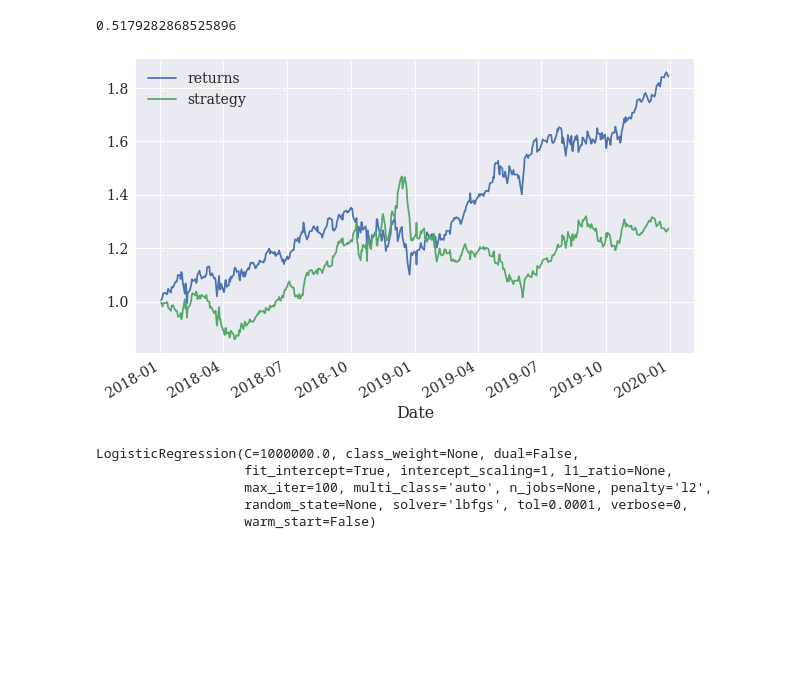
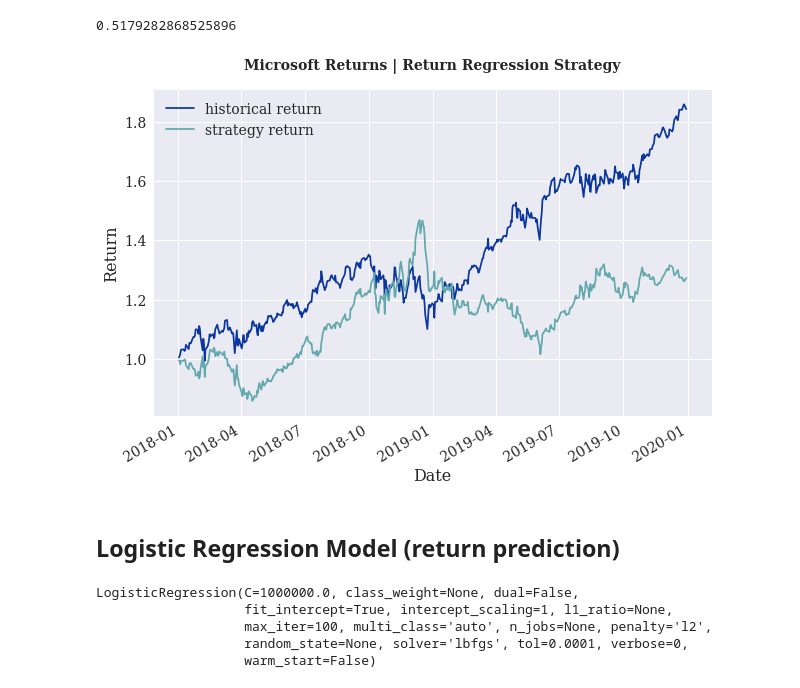
Before and after one commit to mateomarks/Algorithmic-Trading, a Jupyter notebook: 02 ML Based Strategies.ipynb, the cells around one changed output. Saved outputs shown, nothing was run; the diff lists cells and outputs as text; code cells hidden in the pictures; blank space fills up the shorter version.

```diff
--- a/02 ML Based Strategies.ipynb
+++ b/02 ML Based Strategies.ipynb
@@ -241,11 +259,20 @@ hits.values[0] / sum(hits)
 0.5179282868525896
 # %%
 test['strategy'] = test['prediction'] * test['returns']
-# %%
-test[['returns', 'strategy']].cumsum().apply(np.exp).plot(
-                                        figsize=(10, 6));
-# %% [output]
-[figure, removed]
+# %%
+plt.figure()
+plt.title('Microsoft Returns | Return Regression Strategy',fontweight="bold", pad=20)
+plt.xlabel('Date')
+plt.ylabel('Return')
+plt.plot(test['returns'].cumsum().apply(np.exp), label='historical return', color='#0A369D')
+plt.plot(test['strategy'].cumsum().apply(np.exp), label='strategy return', color='#62a8ac')
+plt.legend(loc=0)
+plt.setp(plt.xticks()[1], rotation=30, ha='right');
+# plt.savefig('regression_strategy.png', facecolor='None')
+# %% [output]
+[figure, added]
+# %% [markdown]
+## Logistic Regression Model (return prediction)
 # %%
 cutoff = '2018-1-1'
 train = rets[rets.index < cutoff].copy()
```
Also changed, not shown: parts of 17 cells of this notebook.
